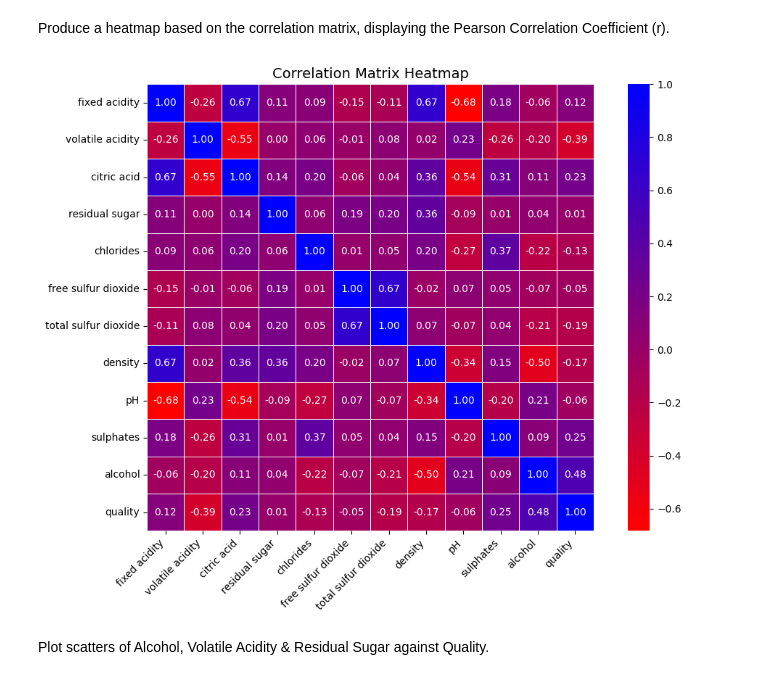
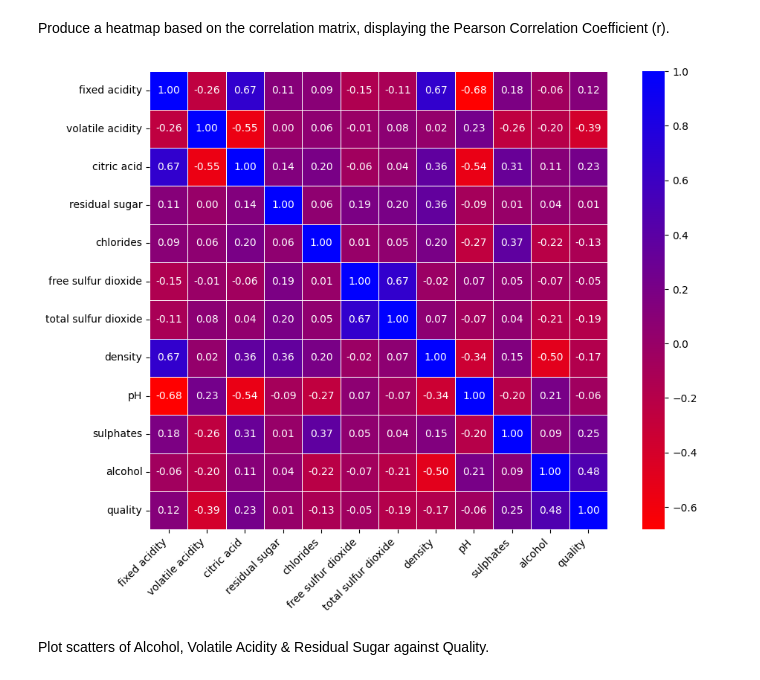
Before and after one commit to SaianPatel/InferentialStatistics, a Jupyter notebook: Coursework/4_Correlation.ipynb, the cells around one changed output. Drawn from its saved outputs; the diff is of its cells as text; code cells hidden in the pictures.

```diff
--- a/Coursework/4_Correlation.ipynb
+++ b/Coursework/4_Correlation.ipynb
@@ -14,24 +14,24 @@ Produce a heatmap based on the correlation matrix, displaying the Pearson Correl
 # %%
 # Compute the correlation matrix
 correlation_matrix = df.corr()
 
 from matplotlib.colors import LinearSegmentedColormap
 
 cmap = LinearSegmentedColormap.from_list("RedPurpleBlue", ["red", "purple", "blue"])
 
 # Plot the correlation matrix as a heatmap with numbers
 plt.figure(figsize=(12, 8))
 sns.heatmap(correlation_matrix, annot=True, fmt=".2f", cmap=cmap, linewidths=0.5, square=True, cbar=True)
 
 # Title and layout adjustments
-plt.title("Correlation Matrix Heatmap", fontsize=14)
+# plt.title("Correlation Matrix Heatmap", fontsize=14)
 plt.xticks(rotation=45, ha="right")
 plt.yticks(rotation=0)
 
 # Show the heatmap
 plt.show()
 # %% [output]
-[figure, old version]
+[figure, new version]
 # %% [markdown]
 Plot scatters of Alcohol, Volatile Acidity & Residual Sugar against Quality.
 # %%
```
Also changed, not shown: 4 other files.
